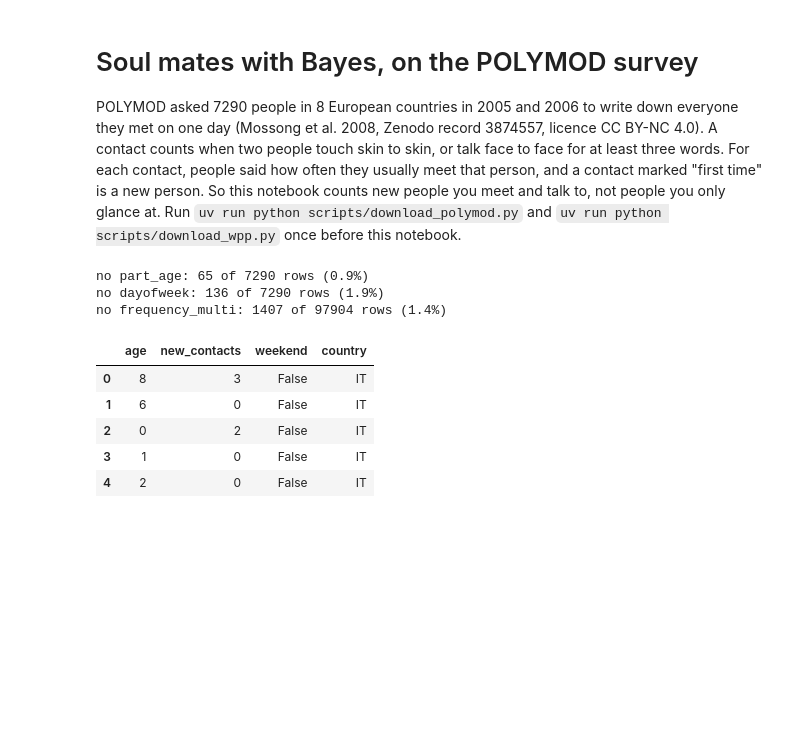
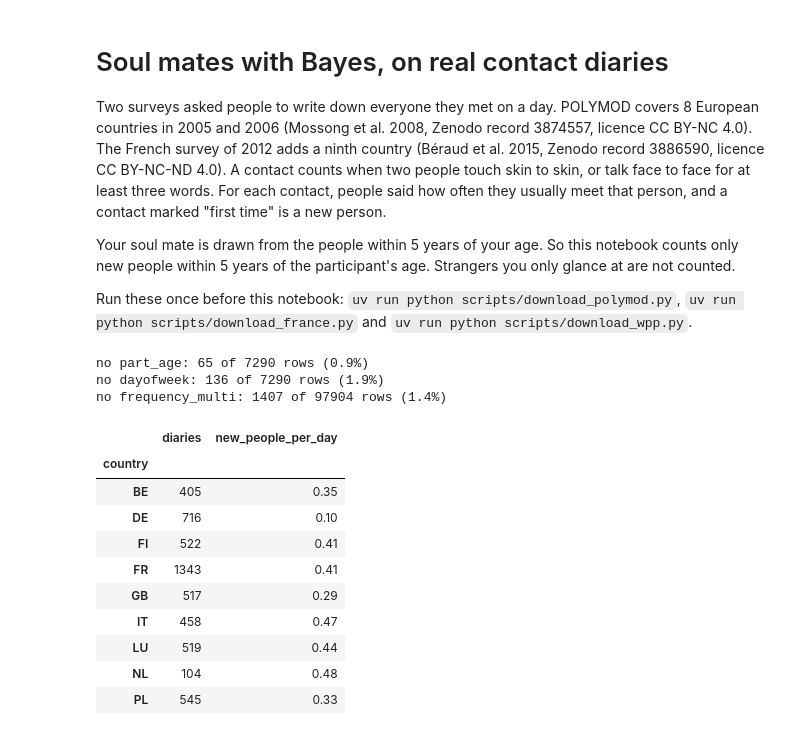
Before and after one commit to MedAmineGBerry/soulmates, a Jupyter notebook: notebooks/02_polymod.ipynb, the cells around one changed output. Saved outputs shown, nothing was run; the diff lists cells and outputs as text; code cells hidden in the pictures; blank space fills up the shorter version.

```diff
--- a/notebooks/02_polymod.ipynb
+++ b/notebooks/02_polymod.ipynb
@@ -1,28 +1,47 @@
 # %% [markdown]
-# Soul mates with Bayes, on the POLYMOD survey
+# Soul mates with Bayes, on real contact diaries
 
-POLYMOD asked 7290 people in 8 European countries in 2005 and 2006 to write down everyone they met on one day (Mossong et al. 2008, Zenodo record 3874557, licence CC BY-NC 4.0). A contact counts when two people touch skin to skin, or talk face to face for at least three words. For each contact, people said how often they usually meet that person, and a contact marked "first time" is a new person. So this notebook counts new people you meet and talk to, not people you only glance at. Run `uv run python scripts/download_polymod.py` and `uv run python scripts/download_wpp.py` once before this notebook.
+Two surveys asked people to write down everyone they met on a day. POLYMOD covers 8 European countries
+in 2005 and 2006 (Mossong et al. 2008, Zenodo record 3874557, licence CC BY-NC 4.0). The French survey
+of 2012 adds a ninth country (Béraud et al. 2015, Zenodo record 3886590, licence CC BY-NC-ND 4.0).
+A contact counts when two people touch skin to skin, or talk face to face for at least three words. For
+each contact, people said how often they usually meet that person, and a contact marked "first time" is
+a new person.
+
+Your soul mate is drawn from the people within 5 years of your age. So this notebook counts only new
+people within 5 years of the participant's age. Strangers you only glance at are not counted.
+
+Run these once before this notebook: `uv run python scripts/download_polymod.py`,
+`uv run python scripts/download_france.py` and `uv run python scripts/download_wpp.py`.
 # %%
 import arviz as az
 import matplotlib.pyplot as plt
 import numpy as np
+import pandas as pd
 import pymc as pm
 
-from soulmates.model import age_band, build_model, p_find
-from soulmates.polymod import load_polymod
+from soulmates.france import load_diaries
+from soulmates.model import age_band, build_model, p_find, recog_prior
+from soulmates.wpp import POLYMOD_COUNTRIES, pool_size
 
-df = load_polymod("../data/raw")
-df.head()
+df = load_diaries("../data/raw")
+adults = df[df["age"].between(18, 60)]
+adults.groupby("country")["new_contacts"].agg(diaries="size", new_people_per_day="mean").round(2)
 # %% [output]
 no part_age: 65 of 7290 rows (0.9%)
 no dayofweek: 136 of 7290 rows (1.9%)
 no frequency_multi: 1407 of 97904 rows (1.4%)
-|  | age | new_contacts | weekend | country |
-| 0 | 8 | 3 | False | IT |
-| 1 | 6 | 0 | False | IT |
-| 2 | 0 | 2 | False | IT |
-| 3 | 1 | 0 | False | IT |
-| 4 | 2 | 0 | False | IT |
+|  | diaries | new_people_per_day |
+| country |  |  |
+| BE | 405 | 0.35 |
+| DE | 716 | 0.10 |
+| FI | 522 | 0.41 |
+| FR | 1343 | 0.41 |
+| GB | 517 | 0.29 |
+| IT | 458 | 0.47 |
+| LU | 519 | 0.44 |
+| NL | 104 | 0.48 |
+| PL | 545 | 0.33 |
 # %%
 raw = df.groupby([age_band(df["age"]), "weekend"])["new_contacts"].mean().unstack()
 fig, ax = plt.subplots()
```
Also changed, not shown: parts of 17 cells of this notebook, 20 other files.
